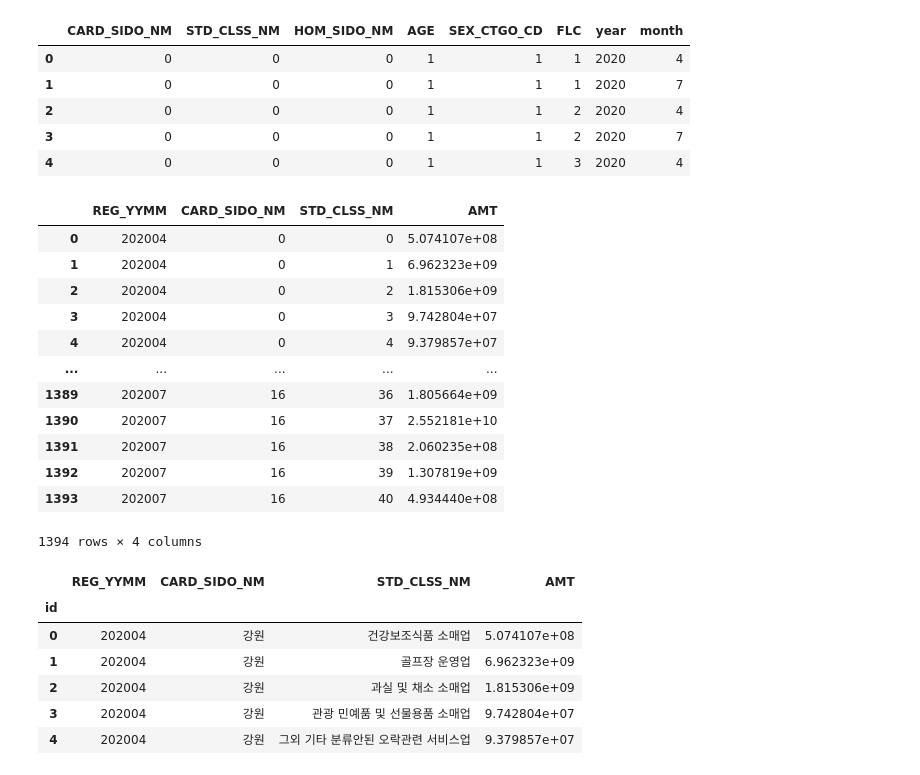
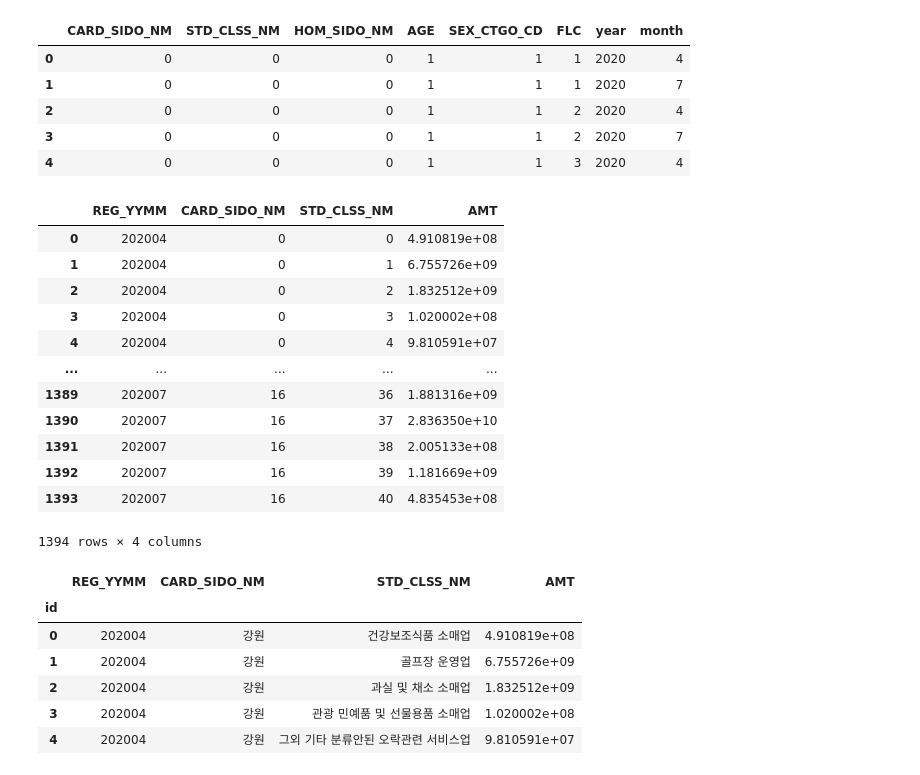
Before and after one commit to kim-bo-saeng/dacon_jeju, a Jupyter notebook: jeju_data_analysis.ipynb, the cells around one changed output. Saved outputs shown, nothing was run; the diff lists cells and outputs as text; code cells hidden in the pictures.

```diff
--- a/jeju_data_analysis.ipynb
+++ b/jeju_data_analysis.ipynb
@@ -25,9 +23,9 @@ from sklearn.metrics import mean_squared_log_error
 # %% [markdown]
 ### 데이터 전처리
 # %%
-data = pd.read_csv('/gdrive/My Drive/data_analysis/jeju/201901-202003.csv')
-print(data.shape)
-data.tail()
+row_data = pd.read_csv('/gdrive/My Drive/data_analysis/jeju/201901-202003.csv')
+print(row_data.shape)
+row_data.tail()
 # %% [output]
 (24697792, 12)
 |  | REG_YYMM | CARD_SIDO_NM | CARD_CCG_NM | STD_CLSS_NM | HOM_SIDO_NM | HOM_CCG_NM | AGE | SEX_CTGO_CD | ... |
@@ -46,6 +44,7 @@ def grap_month(data):
   return int(data[4:])
 # %%
 # 날짜 처리
+data = row_data.copy()
 data = data.fillna(1)
 data['year'] = data['REG_YYMM'].apply(lambda x : grap_year(x))
 data['month'] = data['REG_YYMM'].apply(lambda x : grap_month(x))
@@ -220,7 +278,11 @@ coarse_hyperparameters_list.head(10)
 # %% [markdown]
 ### Model Tuning & Evaluation
 # %%
-model = RandomForestRegressor(n_jobs = -1, random_state = 0)
+model = RandomForestRegressor(n_estimators = 20,
+                              max_depth = 96,
+                              max_features = 0.952405,
+                              n_jobs = -1,
+                              random_state = 4)
 model.fit(train_features, train_target)
 # %% [output]
 RandomForestRegressor(bootstrap=True, ccp_alpha=0.0, criterion='mse',
@@ -276,17 +338,17 @@ temp = temp.groupby(['REG_YYMM', 'CARD_SIDO_NM', 'STD_CLSS_NM']).sum().reset_ind
 temp
 # %% [output]
 |  | REG_YYMM | CARD_SIDO_NM | STD_CLSS_NM | AMT |
-| 0 | 202004 | 0 | 0 | 5.074107e+08 |
-| 1 | 202004 | 0 | 1 | 6.962323e+09 |
-| 2 | 202004 | 0 | 2 | 1.815306e+09 |
-| 3 | 202004 | 0 | 3 | 9.742804e+07 |
-| 4 | 202004 | 0 | 4 | 9.379857e+07 |
+| 0 | 202004 | 0 | 0 | 4.910819e+08 |
+| 1 | 202004 | 0 | 1 | 6.755726e+09 |
+| 2 | 202004 | 0 | 2 | 1.832512e+09 |
+| 3 | 202004 | 0 | 3 | 1.020002e+08 |
+| 4 | 202004 | 0 | 4 | 9.810591e+07 |
 | ... | ... | ... | ... | ... |
-| 1389 | 202007 | 16 | 36 | 1.805664e+09 |
-| 1390 | 202007 | 16 | 37 | 2.552181e+10 |
-| 1391 | 202007 | 16 | 38 | 2.060235e+08 |
-| 1392 | 202007 | 16 | 39 | 1.307819e+09 |
-| 1393 | 202007 | 16 | 40 | 4.934440e+08 |
+| 1389 | 202007 | 16 | 36 | 1.881316e+09 |
+| 1390 | 202007 | 16 | 37 | 2.836350e+10 |
+| 1391 | 202007 | 16 | 38 | 2.005133e+08 |
+| 1392 | 202007 | 16 | 39 | 1.181669e+09 |
+| 1393 | 202007 | 16 | 40 | 4.835453e+08 |
 1394 rows × 4 columns
 # %%
 # 디코딩
@@ -295,16 +357,16 @@ temp['STD_CLSS_NM'] = encoders['STD_CLSS_NM'].inverse_transform(temp['STD_CLSS_N
 # %%
 # 제출 파일 만들기
 submission = pd.read_csv('/gdrive/My Drive/data_analysis/jeju/submission.csv', index_col=0)
 submission = submission.drop(['AMT'], axis=1)
 submission = submission.merge(temp, left_on=['REG_YYMM', 'CARD_SIDO_NM', 'STD_CLSS_NM'], right_on=['REG_YYMM', 'CARD_SIDO_NM', 'STD_CLSS_NM'], how='left')
 submission.index.name = 'id'
-submission.to_csv('/gdrive/My Drive/data_analysis/jeju/submission_01.csv', encoding='utf-8-sig')
+submission.to_csv('/gdrive/My Drive/data_analysis/jeju/submission_02.csv', encoding='utf-8-sig')
 submission.head()
 # %% [output]
 |  | REG_YYMM | CARD_SIDO_NM | STD_CLSS_NM | AMT |
 | id |  |  |  |  |
-| 0 | 202004 | 강원 | 건강보조식품 소매업 | 5.074107e+08 |
-| 1 | 202004 | 강원 | 골프장 운영업 | 6.962323e+09 |
-| 2 | 202004 | 강원 | 과실 및 채소 소매업 | 1.815306e+09 |
-| 3 | 202004 | 강원 | 관광 민예품 및 선물용품 소매업 | 9.742804e+07 |
-| 4 | 202004 | 강원 | 그외 기타 분류안된 오락관련 서비스업 | 9.379857e+07 |
+| 0 | 202004 | 강원 | 건강보조식품 소매업 | 4.910819e+08 |
+| 1 | 202004 | 강원 | 골프장 운영업 | 6.755726e+09 |
+| 2 | 202004 | 강원 | 과실 및 채소 소매업 | 1.832512e+09 |
+| 3 | 202004 | 강원 | 관광 민예품 및 선물용품 소매업 | 1.020002e+08 |
+| 4 | 202004 | 강원 | 그외 기타 분류안된 오락관련 서비스업 | 9.810591e+07 |
```
Also changed, not shown: parts of 15 cells of this notebook.
